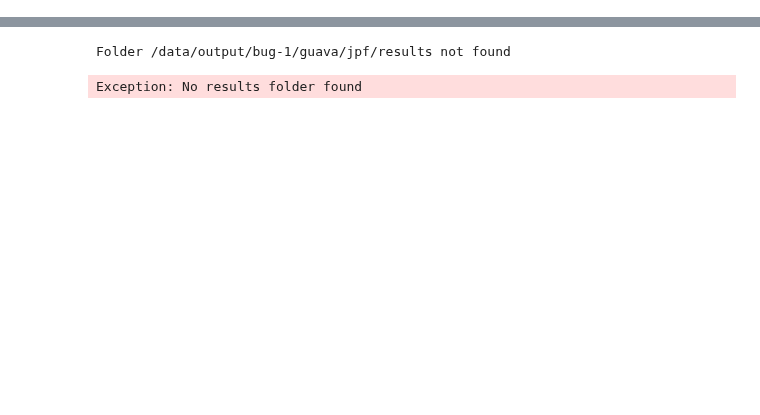
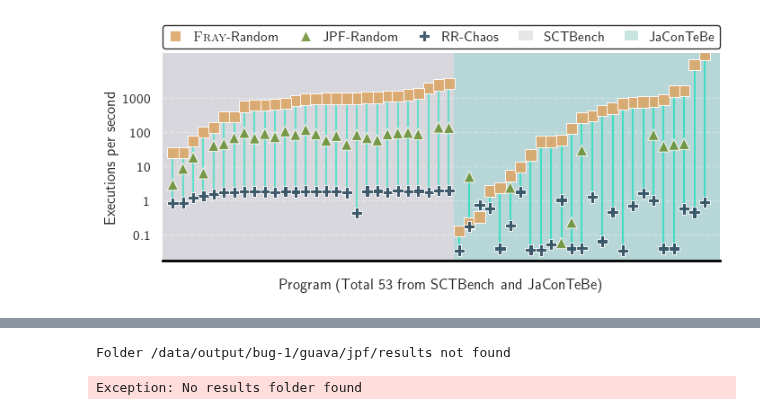
Before and after one commit to cmu-pasta/fray-benchmark, a Jupyter notebook: fray_benchmark/visualizer/playground.ipynb, the cells around one changed output, grey strips where cells are left out. Saved outputs shown, nothing was run; the diff lists cells and outputs as text; code cells hidden in the pictures; blank space fills up the shorter version.

```diff
--- a/fray_benchmark/visualizer/playground.ipynb
+++ b/fray_benchmark/visualizer/playground.ipynb
@@ -33,3 +34,8 @@ fig.savefig(f"{paper_path}/searchspace.pdf", bbox_inches='tight')
+# %%
+ax = suite.generate_exec_speed_table()
+fig = ax.get_figure()
+# %% [output]
+[figure, added]
 # %%
 suite = BenchmarkSuite([
     "/data/output/exec-1/sctbench",
```
Also changed, not shown: parts of 7 cells of this notebook, 5 other files.
